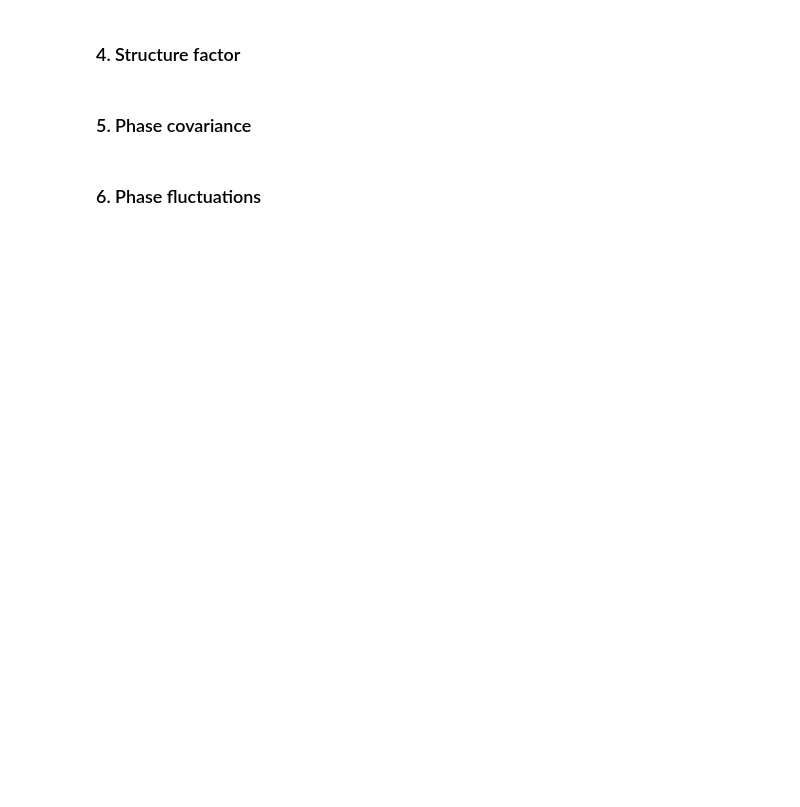
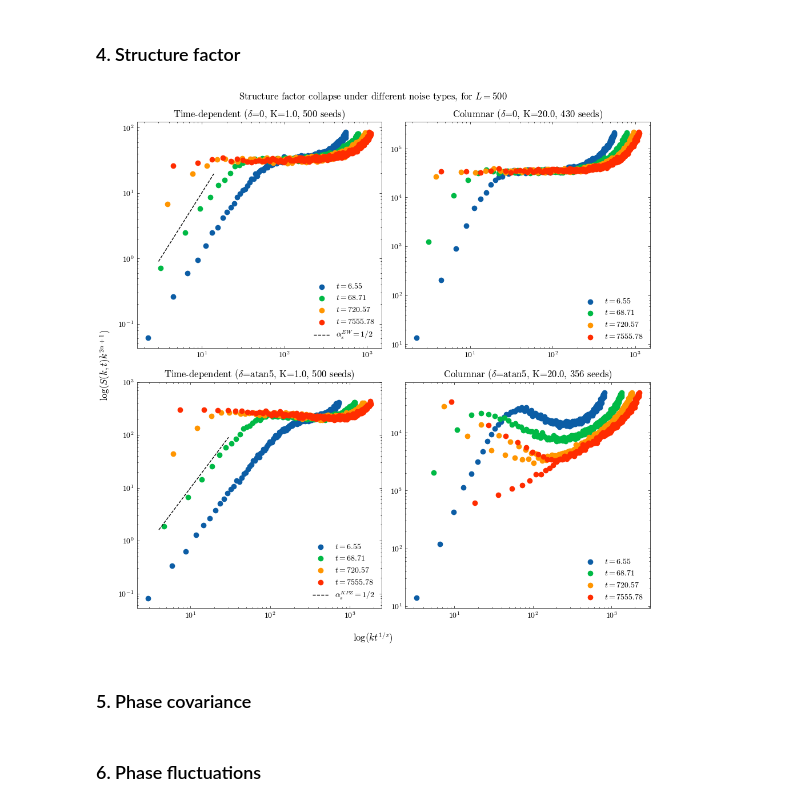
Before and after one commit to goznalo-git/RoughKuramoto, a Jupyter notebook: 1-All_together.ipynb, the cells around one changed output. Drawn from its saved outputs; the diff is of its cells as text; code cells hidden in the pictures; blank space fills up the shorter version.

```diff
--- a/1-All_together.ipynb
+++ b/1-All_together.ipynb
@@ -564,7 +563,7 @@ for i, (typenoise, typelabel) in enumerate(zip(["TimeDep", "Columnar"], ["Time-d
             & (avg_df["L"] == L)
             & (avg_df["T"] == T)
             & (avg_df["deltaname"] == deltaname)
-            & ((avg_df["K"] == 1) | (avg_df["K"] == 5))
+            & ((avg_df["K"] == 1) | (avg_df["K"] == 20))
         )
         sub = avg_df[mask]
 
@@ -577,37 +576,43 @@ for i, (typenoise, typelabel) in enumerate(zip(["TimeDep", "Columnar"], ["Time-d
             M = row["M"]
 
             for ti in range(mean_structurefactor.shape[0])[::5]:
+                if ti == 0:
+                    continue
                 klen = mean_structurefactor.shape[1] # we only plot up to half due to nyquist
                 krange = np.array(range(klen))
                 ax[j,i].scatter(krange[:int(klen/2)] * ti**(1/z_dict[typenoise][delta_to_label[deltaname]]),
                                 mean_structurefactor[ti,:int(klen/2)] * krange[:int(klen/2)]**(2*alpha_dict[typenoise][delta_to_label[deltaname]]+1),
                                 label=f"$t=${np.round(t[ti],2)}", marker=markerdict[L])
             ax[j,i].set_title(typelabel+ r" ($\delta$="+f"{deltaname}, K={K}, {M} seeds)")
 
 ax[0,0].set_yscale('log')
 ax[0,0].set_xscale('log')
 ax[1,0].set_yscale('log')
 ax[1,0].set_xscale('log')
 ax[0,1].set_yscale('log')
 ax[0,1].set_xscale('log')
 ax[1,1].set_yscale('log')
 ax[1,1].set_xscale('log')
 
 # scaling as y^(2*alpha+1) = k^2 for alpha = 1/2 (EW/KPZ)
-ax[0,0].loglog(krange[3:int(klen/32)], krange[3:int(klen/32)]**(2*alpha_dict["TimeDep"]["EW"]+1) / 10, label=r"$\alpha_s^{EW}=\beta_s^{KPZ}=1/2$", linestyle="--", color="k")
-ax[1,0].loglog(krange[4:int(klen/16)], krange[4:int(klen/16)]**(2*alpha_dict["TimeDep"]["KPZ"]+1) / 10, linestyle="--", color="k")
+ax[0,0].loglog(krange[3:int(klen/32)], krange[3:int(klen/32)]**(2*alpha_dict["TimeDep"]["EW"]+1) / 10, label=r"$\alpha_s^{EW}=1/2$", linestyle="--", color="k")
+ax[1,0].loglog(krange[4:int(klen/16)], krange[4:int(klen/16)]**(2*alpha_dict["TimeDep"]["KPZ"]+1) / 10, label=r"$\alpha_s^{KPZ}=1/2$", linestyle="--", color="k")
 
 # scaling as k^(-2*alpha_s-1) for alpha_s approx 3/2 (EW) or 1.4 (KPZ)
 # ax[0,1].loglog(krange[2:int(klen/16)], krange[2:int(klen/16)]**(-2*alpha_dict["Columnar"]["EW"]-1) * 100000, label=r"$\alpha_s^{EW}=3/2,\,\alpha_s^{KPZ}=1.4$", linestyle="--", color="k")
 # ax[1,1].loglog(krange[2:int(klen/16)], krange[2:int(klen/16)]**(-2*alpha_dict["Columnar"]["KPZ"]-1) * 5000000, linestyle="--", color="k")
 
 ax[1,0].set_ylim(0,1e3)
 
 ax[0,0].legend()
 ax[0,1].legend()
+ax[1,0].legend()
+ax[1,1].legend()
 
 plt.tight_layout()
 plt.show()
+# %% [output]
+[figure, added]
 # %% [markdown]
 ### 5. Phase covariance
 # %% [markdown]
```
Also changed, not shown: parts of 10 cells of this notebook, 5 other files.
